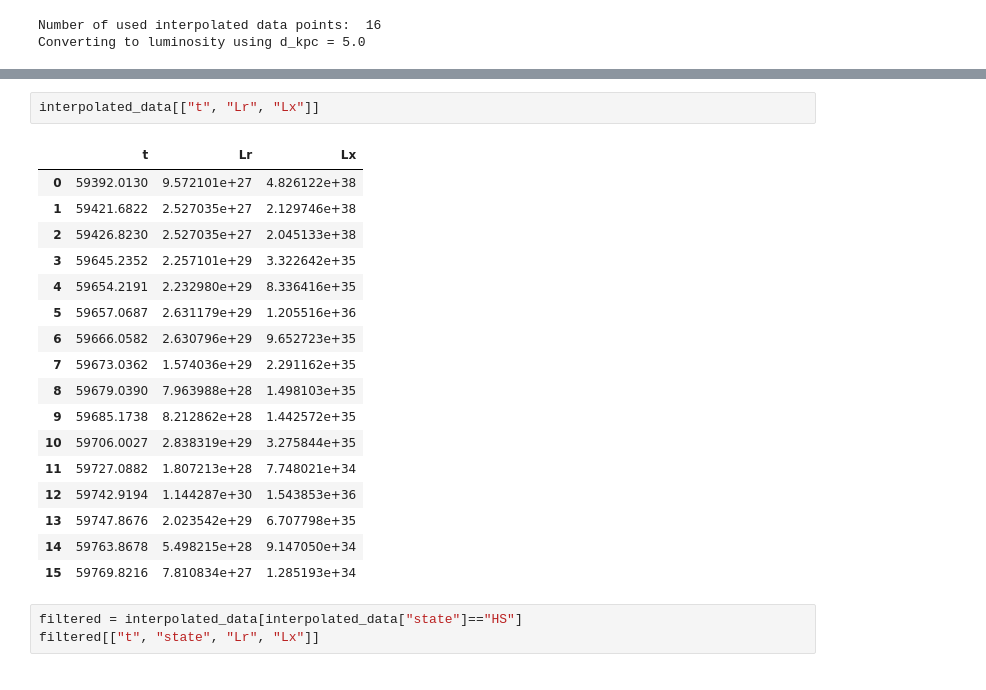
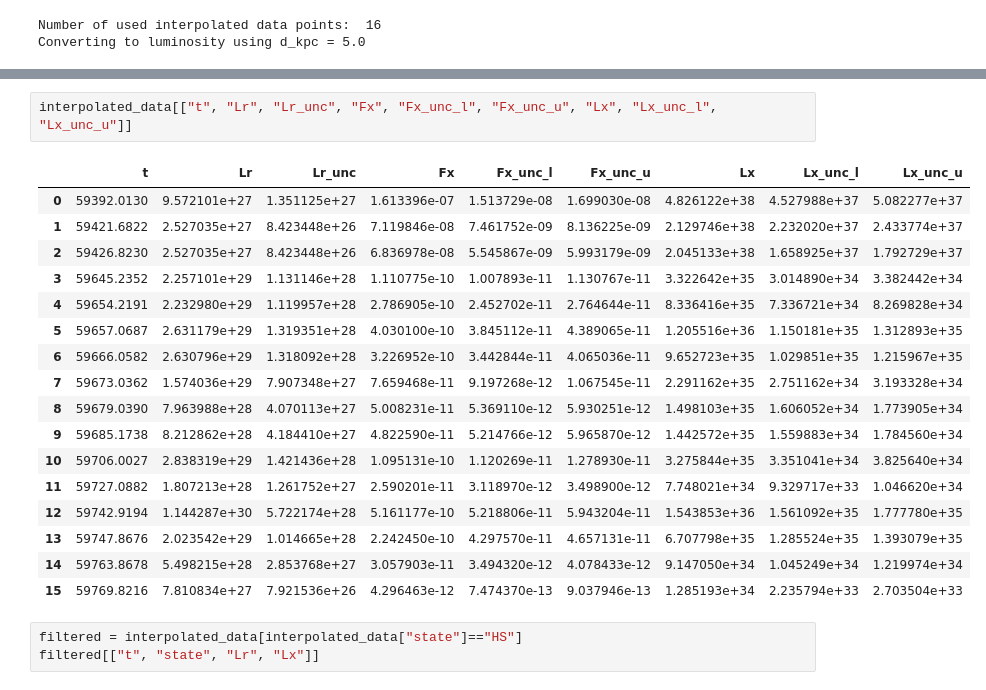
Before and after one commit to JustineCrook/Radio_X-ray_Plane_Paper_2026, a Jupyter notebook: 1_SOURCE_CHECKS/4U 1543-47.ipynb, the cells around one changed output, grey strips where cells are left out. Saved outputs shown, nothing was run; the diff lists cells and outputs as text.

```diff
--- a/1_SOURCE_CHECKS/4U 1543-47.ipynb
+++ b/1_SOURCE_CHECKS/4U 1543-47.ipynb
@@ -142,23 +197,23 @@ Converting to luminosity using d_kpc = 5.0
 # %%
-interpolated_data[["t", "Lr", "Lx"]]
+interpolated_data[["t", "Lr", "Lr_unc", "Fx", "Fx_unc_l", "Fx_unc_u", "Lx", "Lx_unc_l", "Lx_unc_u"]]
 # %% [output]
-|  | t | Lr | Lx |
-| 0 | 59392.0130 | 9.572101e+27 | 4.826122e+38 |
-| 1 | 59421.6822 | 2.527035e+27 | 2.129746e+38 |
-| 2 | 59426.8230 | 2.527035e+27 | 2.045133e+38 |
-| 3 | 59645.2352 | 2.257101e+29 | 3.322642e+35 |
-| 4 | 59654.2191 | 2.232980e+29 | 8.336416e+35 |
-| 5 | 59657.0687 | 2.631179e+29 | 1.205516e+36 |
-| 6 | 59666.0582 | 2.630796e+29 | 9.652723e+35 |
-| 7 | 59673.0362 | 1.574036e+29 | 2.291162e+35 |
-| 8 | 59679.0390 | 7.963988e+28 | 1.498103e+35 |
-| 9 | 59685.1738 | 8.212862e+28 | 1.442572e+35 |
-| 10 | 59706.0027 | 2.838319e+29 | 3.275844e+35 |
-| 11 | 59727.0882 | 1.807213e+28 | 7.748021e+34 |
-| 12 | 59742.9194 | 1.144287e+30 | 1.543853e+36 |
-| 13 | 59747.8676 | 2.023542e+29 | 6.707798e+35 |
-| 14 | 59763.8678 | 5.498215e+28 | 9.147050e+34 |
-| 15 | 59769.8216 | 7.810834e+27 | 1.285193e+34 |
+|  | t | Lr | Lr_unc | Fx | Fx_unc_l | Fx_unc_u | Lx | Lx_unc_l | Lx_unc_u |
+| 0 | 59392.0130 | 9.572101e+27 | 1.351125e+27 | 1.613396e-07 | 1.513729e-08 | 1.699030e-08 | 4.826122e+38 | 4.527988e+37 | 5.082277e+37 |
+| 1 | 59421.6822 | 2.527035e+27 | 8.423448e+26 | 7.119846e-08 | 7.461752e-09 | 8.136225e-09 | 2.129746e+38 | 2.232020e+37 | 2.433774e+37 |
+| 2 | 59426.8230 | 2.527035e+27 | 8.423448e+26 | 6.836978e-08 | 5.545867e-09 | 5.993179e-09 | 2.045133e+38 | 1.658925e+37 | 1.792729e+37 |
+| 3 | 59645.2352 | 2.257101e+29 | 1.131146e+28 | 1.110775e-10 | 1.007893e-11 | 1.130767e-11 | 3.322642e+35 | 3.014890e+34 | 3.382442e+34 |
+| 4 | 59654.2191 | 2.232980e+29 | 1.119957e+28 | 2.786905e-10 | 2.452702e-11 | 2.764644e-11 | 8.336416e+35 | 7.336721e+34 | 8.269828e+34 |
+| 5 | 59657.0687 | 2.631179e+29 | 1.319351e+28 | 4.030100e-10 | 3.845112e-11 | 4.389065e-11 | 1.205516e+36 | 1.150181e+35 | 1.312893e+35 |
+| 6 | 59666.0582 | 2.630796e+29 | 1.318092e+28 | 3.226952e-10 | 3.442844e-11 | 4.065036e-11 | 9.652723e+35 | 1.029851e+35 | 1.215967e+35 |
+| 7 | 59673.0362 | 1.574036e+29 | 7.907348e+27 | 7.659468e-11 | 9.197268e-12 | 1.067545e-11 | 2.291162e+35 | 2.751162e+34 | 3.193328e+34 |
+| 8 | 59679.0390 | 7.963988e+28 | 4.070113e+27 | 5.008231e-11 | 5.369110e-12 | 5.930251e-12 | 1.498103e+35 | 1.606052e+34 | 1.773905e+34 |
+| 9 | 59685.1738 | 8.212862e+28 | 4.184410e+27 | 4.822590e-11 | 5.214766e-12 | 5.965870e-12 | 1.442572e+35 | 1.559883e+34 | 1.784560e+34 |
+| 10 | 59706.0027 | 2.838319e+29 | 1.421436e+28 | 1.095131e-10 | 1.120269e-11 | 1.278930e-11 | 3.275844e+35 | 3.351041e+34 | 3.825640e+34 |
+| 11 | 59727.0882 | 1.807213e+28 | 1.261752e+27 | 2.590201e-11 | 3.118970e-12 | 3.498900e-12 | 7.748021e+34 | 9.329717e+33 | 1.046620e+34 |
+| 12 | 59742.9194 | 1.144287e+30 | 5.722174e+28 | 5.161177e-10 | 5.218806e-11 | 5.943204e-11 | 1.543853e+36 | 1.561092e+35 | 1.777780e+35 |
+| 13 | 59747.8676 | 2.023542e+29 | 1.014665e+28 | 2.242450e-10 | 4.297570e-11 | 4.657131e-11 | 6.707798e+35 | 1.285524e+35 | 1.393079e+35 |
+| 14 | 59763.8678 | 5.498215e+28 | 2.853768e+27 | 3.057903e-11 | 3.494320e-12 | 4.078433e-12 | 9.147050e+34 | 1.045249e+34 | 1.219974e+34 |
+| 15 | 59769.8216 | 7.810834e+27 | 7.921536e+26 | 4.296463e-12 | 7.474370e-13 | 9.037946e-13 | 1.285193e+34 | 2.235794e+33 | 2.703504e+33 |
 # %%
 filtered = interpolated_data[interpolated_data["state"]=="HS"]
 filtered[["t", "state", "Lr", "Lx"]]
```
Also changed, not shown: parts of 5 cells of this notebook, 1 other file.
